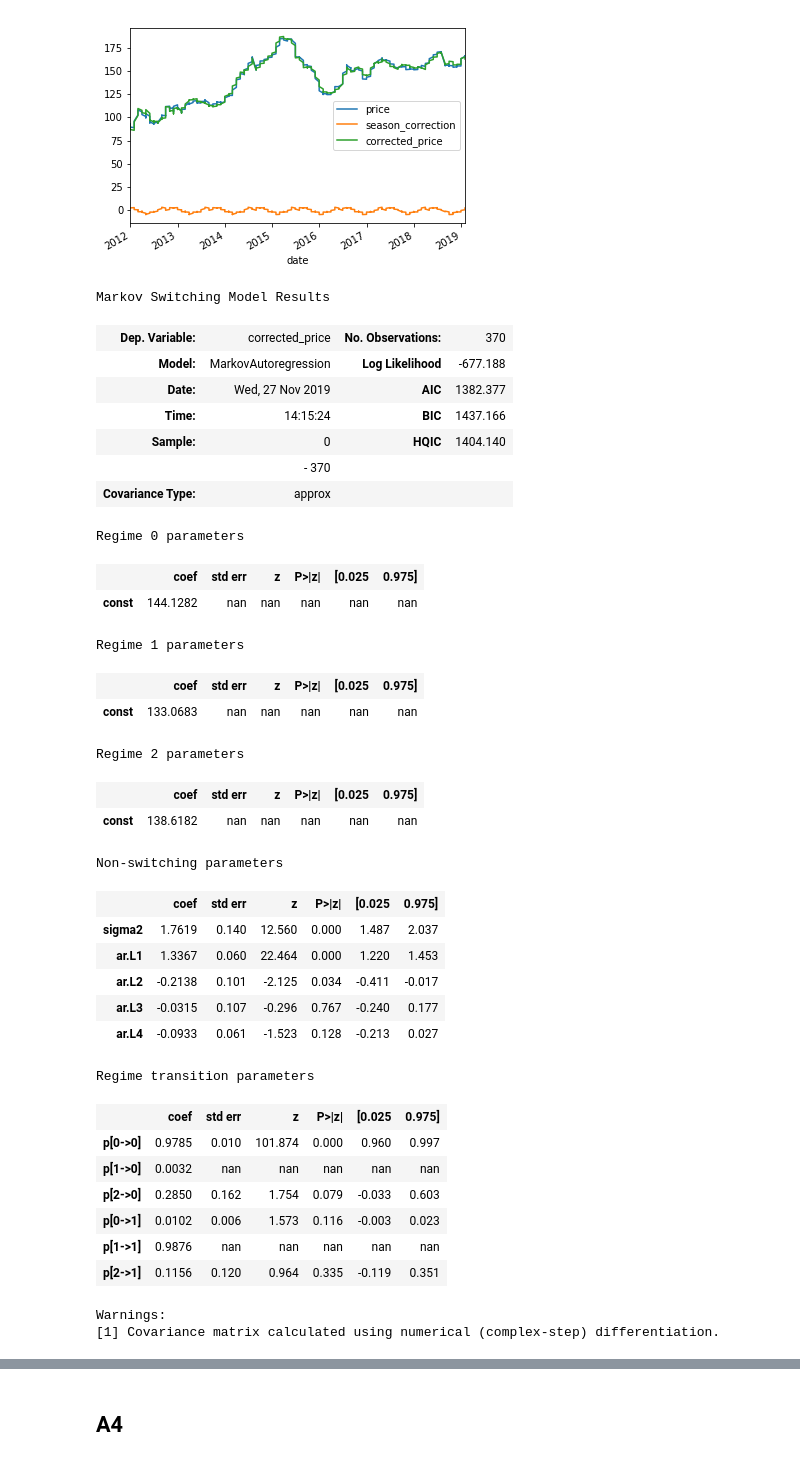
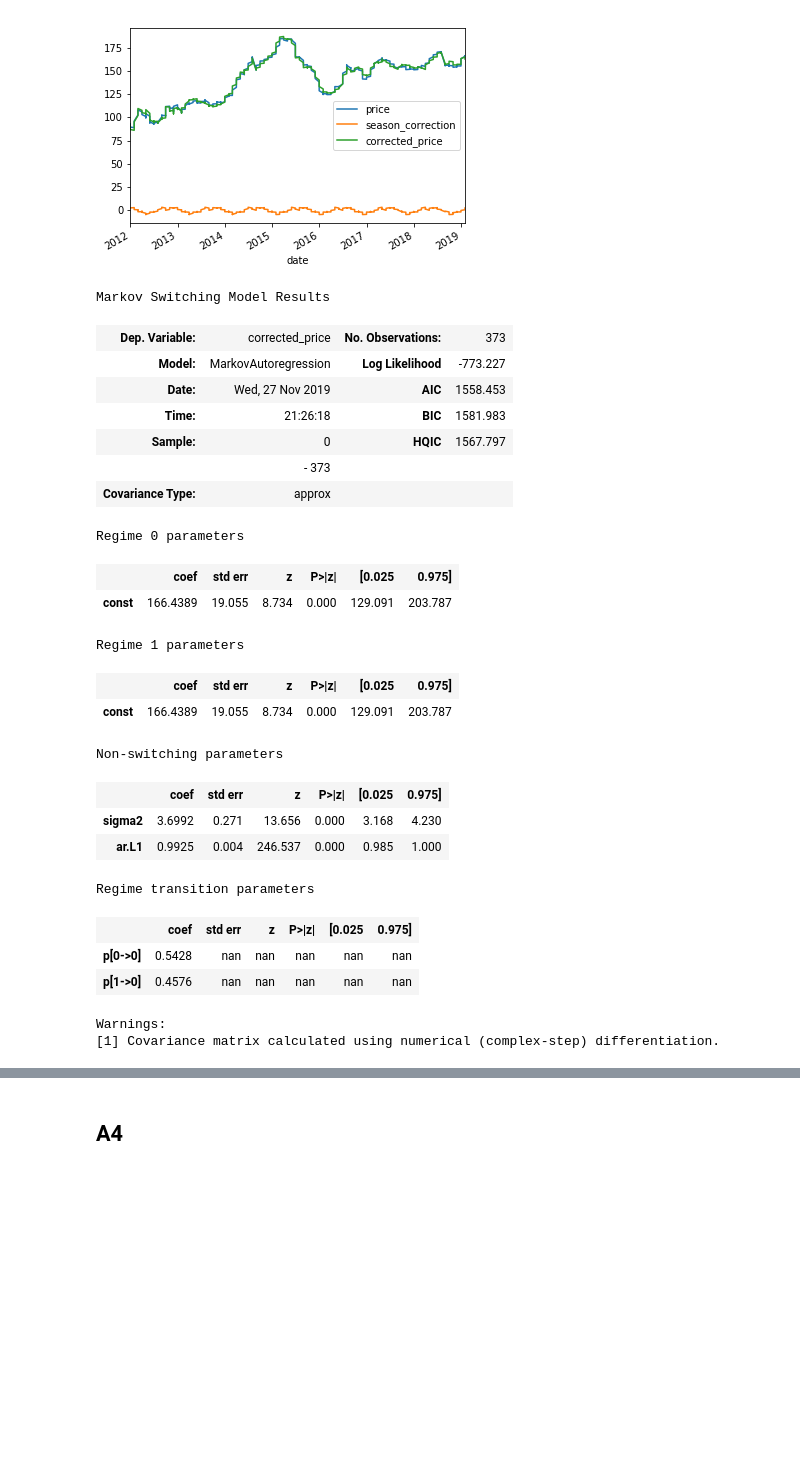
Before and after one commit to pedroargento/Mestrado, a Jupyter notebook: codigo.ipynb, the cells around one changed output, grey strips where cells are left out. Saved outputs shown, nothing was run; the diff lists cells and outputs as text; code cells hidden in the pictures; blank space fills up the shorter version.

```diff
--- a/codigo.ipynb
+++ b/codigo.ipynb
@@ -511,44 +485,34 @@ A3.head()
 | 2012-01-01 | 89.5 | 2015-01-01 | 2.544717 | 86.955283 |
 [figure]
 # %%
-mod_hamilton = sm.tsa.MarkovAutoregression(A3.corrected_price, k_regimes=3, order=4, switching_ar=False)
+mod_hamilton = sm.tsa.MarkovAutoregression(A3.corrected_price, k_regimes=2, order=1, switching_ar=False)
 res_hamilton = mod_hamilton.fit()
 res_hamilton.summary()
 # %% [output]
 Markov Switching Model Results
-| Dep. Variable: | corrected_price | No. Observations: | 370 |
-| Model: | MarkovAutoregression | Log Likelihood | -677.188 |
-| Date: | Wed, 27 Nov 2019 | AIC | 1382.377 |
-| Time: | 14:15:24 | BIC | 1437.166 |
-| Sample: | 0 | HQIC | 1404.140 |
-|  | - 370 |  |  |
+| Dep. Variable: | corrected_price | No. Observations: | 373 |
+| Model: | MarkovAutoregression | Log Likelihood | -773.227 |
+| Date: | Wed, 27 Nov 2019 | AIC | 1558.453 |
+| Time: | 21:26:18 | BIC | 1581.983 |
+| Sample: | 0 | HQIC | 1567.797 |
+|  | - 373 |  |  |
 | Covariance Type: | approx |  |  |
 Regime 0 parameters
 |  | coef | std err | z | P>|z| | [0.025 | 0.975] |
-| const | 144.1282 | nan | nan | nan | nan | nan |
+| const | 166.4389 | 19.055 | 8.734 | 0.000 | 129.091 | 203.787 |
 Regime 1 parameters
 |  | coef | std err | z | P>|z| | [0.025 | 0.975] |
-| const | 133.0683 | nan | nan | nan | nan | nan |
+| const | 166.4389 | 19.055 | 8.734 | 0.000 | 129.091 | 203.787 |
-Regime 2 parameters
+Non-switching parameters
 |  | coef | std err | z | P>|z| | [0.025 | 0.975] |
-| const | 138.6182 | nan | nan | nan | nan | nan |
+| sigma2 | 3.6992 | 0.271 | 13.656 | 0.000 | 3.168 | 4.230 |
+| ar.L1 | 0.9925 | 0.004 | 246.537 | 0.000 | 0.985 | 1.000 |
-Non-switching parameters
+Regime transition parameters
 |  | coef | std err | z | P>|z| | [0.025 | 0.975] |
-| sigma2 | 1.7619 | 0.140 | 12.560 | 0.000 | 1.487 | 2.037 |
-| ar.L1 | 1.3367 | 0.060 | 22.464 | 0.000 | 1.220 | 1.453 |
-| ar.L2 | -0.2138 | 0.101 | -2.125 | 0.034 | -0.411 | -0.017 |
-| ar.L3 | -0.0315 | 0.107 | -0.296 | 0.767 | -0.240 | 0.177 |
-| ar.L4 | -0.0933 | 0.061 | -1.523 | 0.128 | -0.213 | 0.027 |
+| p[0->0] | 0.5428 | nan | nan | nan | nan | nan |
+| p[1->0] | 0.4576 | nan | nan | nan | nan | nan |
-Regime transition parameters
+Warnings:
+[1] Covariance matrix calculated using numerical (complex-step) differentiation.
-|  | coef | std err | z | P>|z| | [0.025 | 0.975] |
-| p[0->0] | 0.9785 | 0.010 | 101.874 | 0.000 | 0.960 | 0.997 |
-| p[1->0] | 0.0032 | nan | nan | nan | nan | nan |
-| p[2->0] | 0.2850 | 0.162 | 1.754 | 0.079 | -0.033 | 0.603 |
-| p[0->1] | 0.0102 | 0.006 | 1.573 | 0.116 | -0.003 | 0.023 |
-| p[1->1] | 0.9876 | nan | nan | nan | nan | nan |
-| p[2->1] | 0.1156 | 0.120 | 0.964 | 0.335 | -0.119 | 0.351 |
-Warnings:
-[1] Covariance matrix calculated using numerical (complex-step) differentiation.
 # %%
 print(res_hamilton.expected_durations)
 # %% [output]
```
Also changed, not shown: parts of 39 cells of this notebook.
